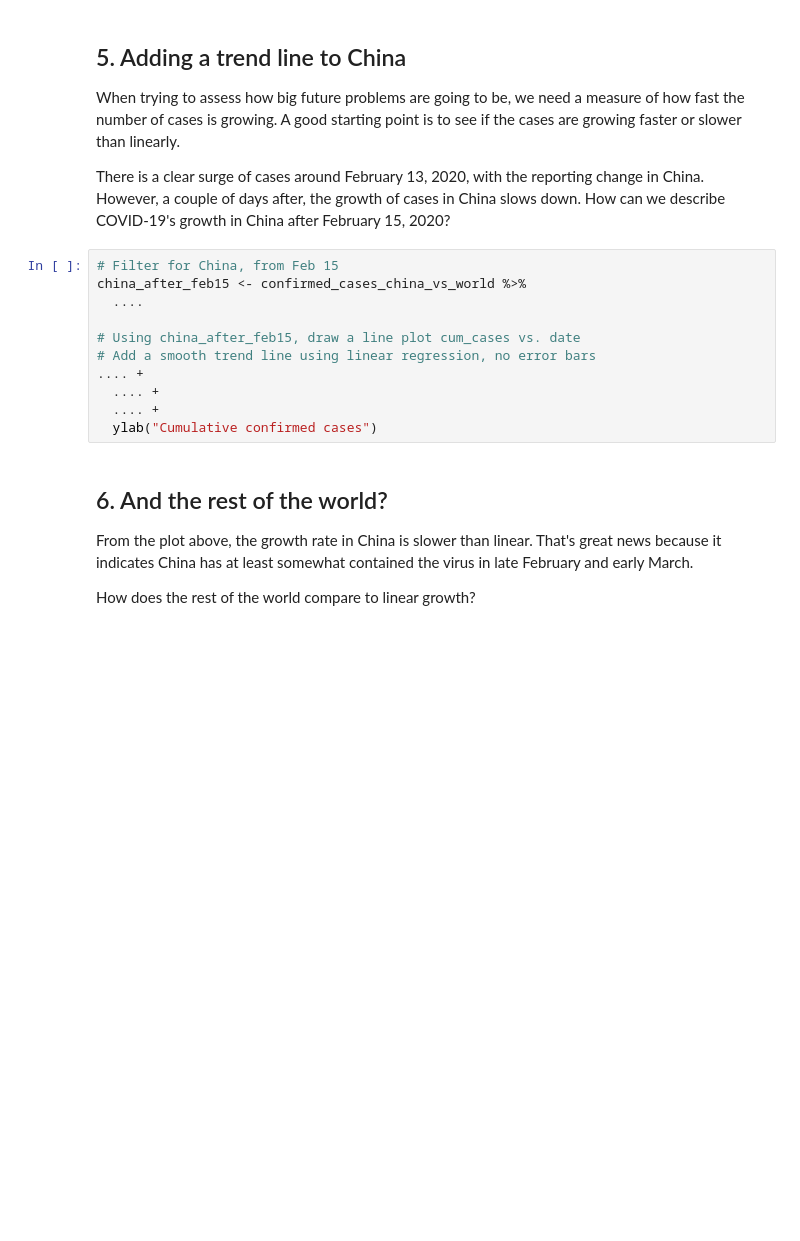
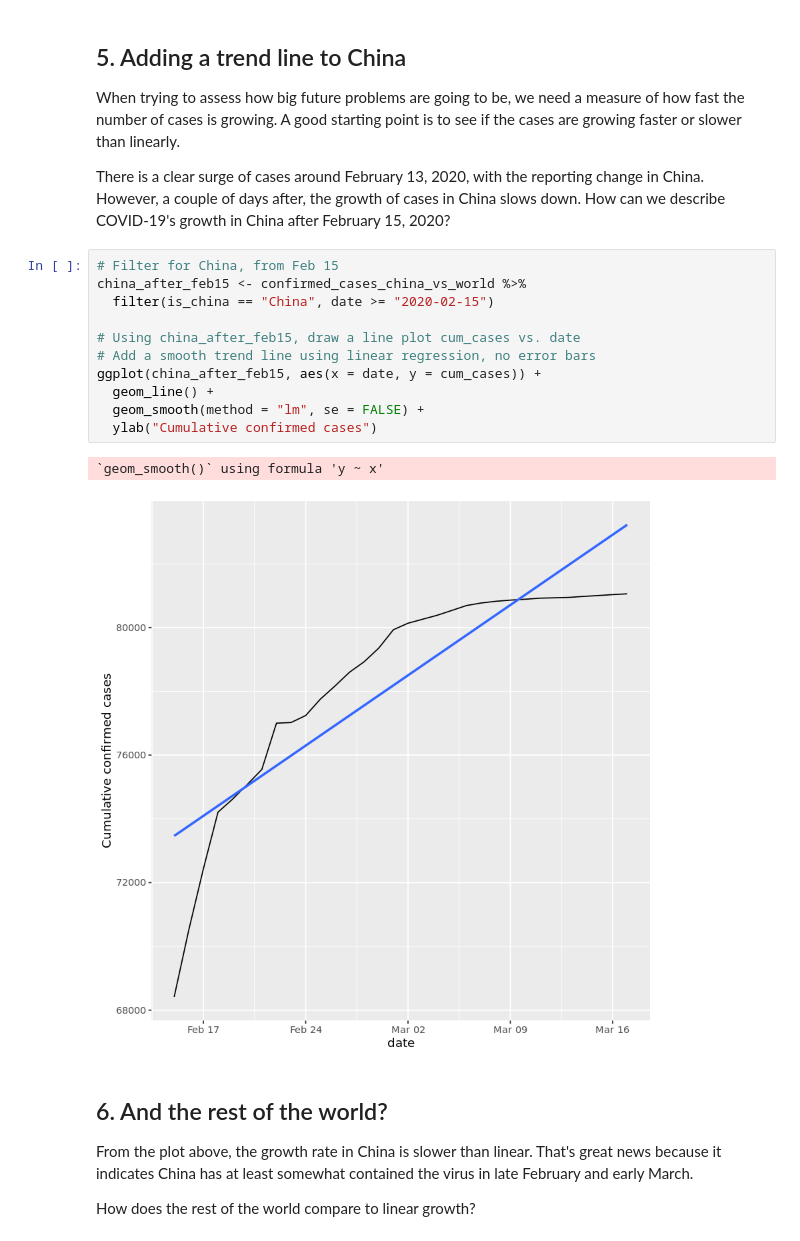
Before and after one commit to SudhakarKuma/Machine_Learning, a Jupyter notebook: DataCamp_Projects/Visualizing-COVID-19-in-R/Visualizing_COVID19_in_R.ipynb, the cells around one changed output. Cells and saved outputs as stored; diff of their text form; blank space fills up the shorter version.

```diff
--- a/DataCamp_Projects/Visualizing-COVID-19-in-R/Visualizing_COVID19_in_R.ipynb
+++ b/DataCamp_Projects/Visualizing-COVID-19-in-R/Visualizing_COVID19_in_R.ipynb
@@ -72,14 +116,17 @@ plt_cum_confirmed_cases_china_vs_world +
 # %%
 # Filter for China, from Feb 15
 china_after_feb15 <- confirmed_cases_china_vs_world %>%
-  ....
+  filter(is_china == "China", date >= "2020-02-15")
 
 # Using china_after_feb15, draw a line plot cum_cases vs. date
 # Add a smooth trend line using linear regression, no error bars
-.... +
-  .... +
-  .... +
+ggplot(china_after_feb15, aes(x = date, y = cum_cases)) +
+  geom_line() +
+  geom_smooth(method = "lm", se = FALSE) +
   ylab("Cumulative confirmed cases")
+# %% [output]
+`geom_smooth()` using formula 'y ~ x'
+[figure, added]
 # %% [markdown]
 ## 6. And the rest of the world?
 <p>From the plot above, the growth rate in China is slower than linear. That's great news because it indicates China has at least somewhat contained the virus in late February and early March.</p>
```
Also changed, not shown: parts of 8 cells of this notebook.
